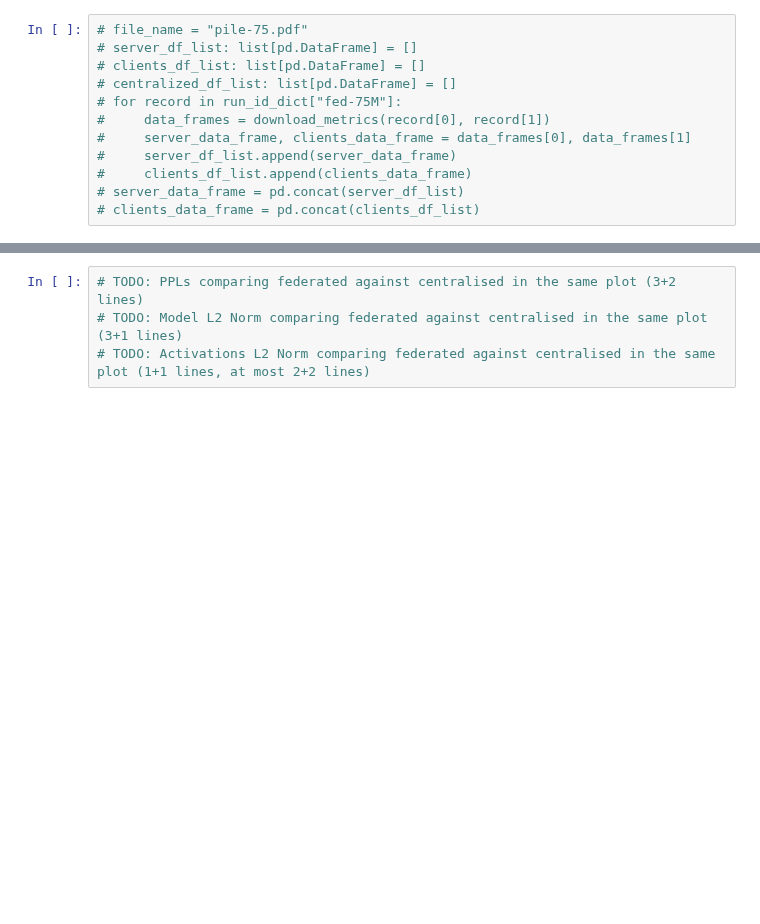
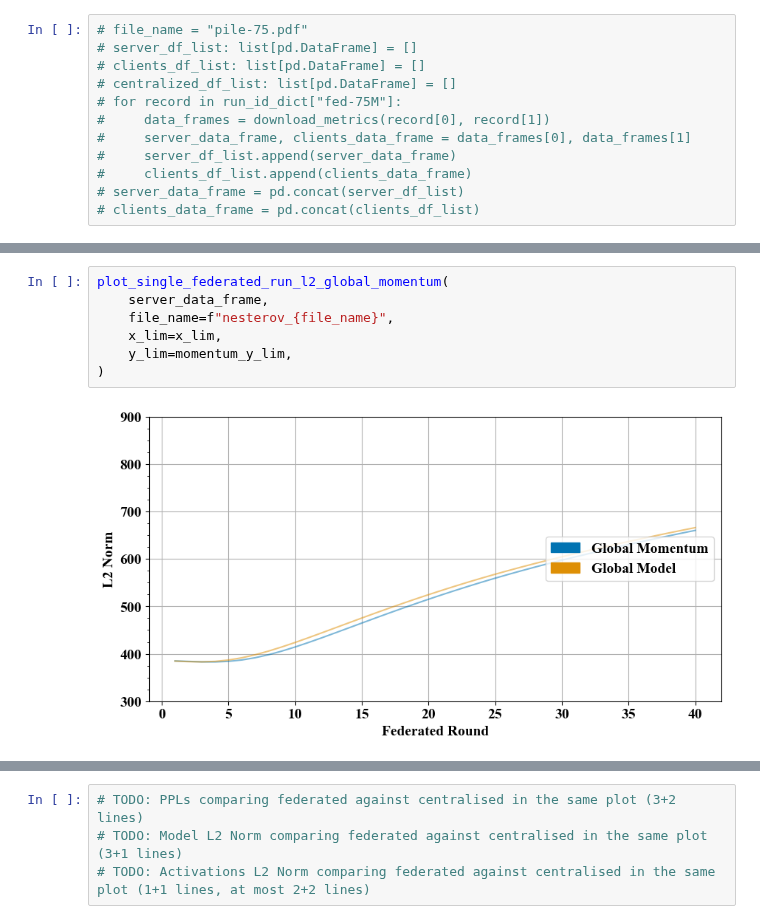
Before and after one commit to relogu/private-flower-llm, a Jupyter notebook: notebooks/arxiv_plots.ipynb, the cells around one changed output, grey strips where cells are left out. Cells and saved outputs as stored; diff of their text form; blank space fills up the shorter version.

```diff
--- a/notebooks/arxiv_plots.ipynb
+++ b/notebooks/arxiv_plots.ipynb
@@ -989,0 +669,9 @@ findfont: Generic family 'serif' not found because none of the following familie
+# %%
+plot_single_federated_run_l2_global_momentum(
+    server_data_frame,
+    file_name=f"nesterov_{file_name}",
+    x_lim=x_lim,
+    y_lim=momentum_y_lim,
+)
+# %% [output]
+[figure, added]
```
Also changed, not shown: parts of 37 cells of this notebook.
